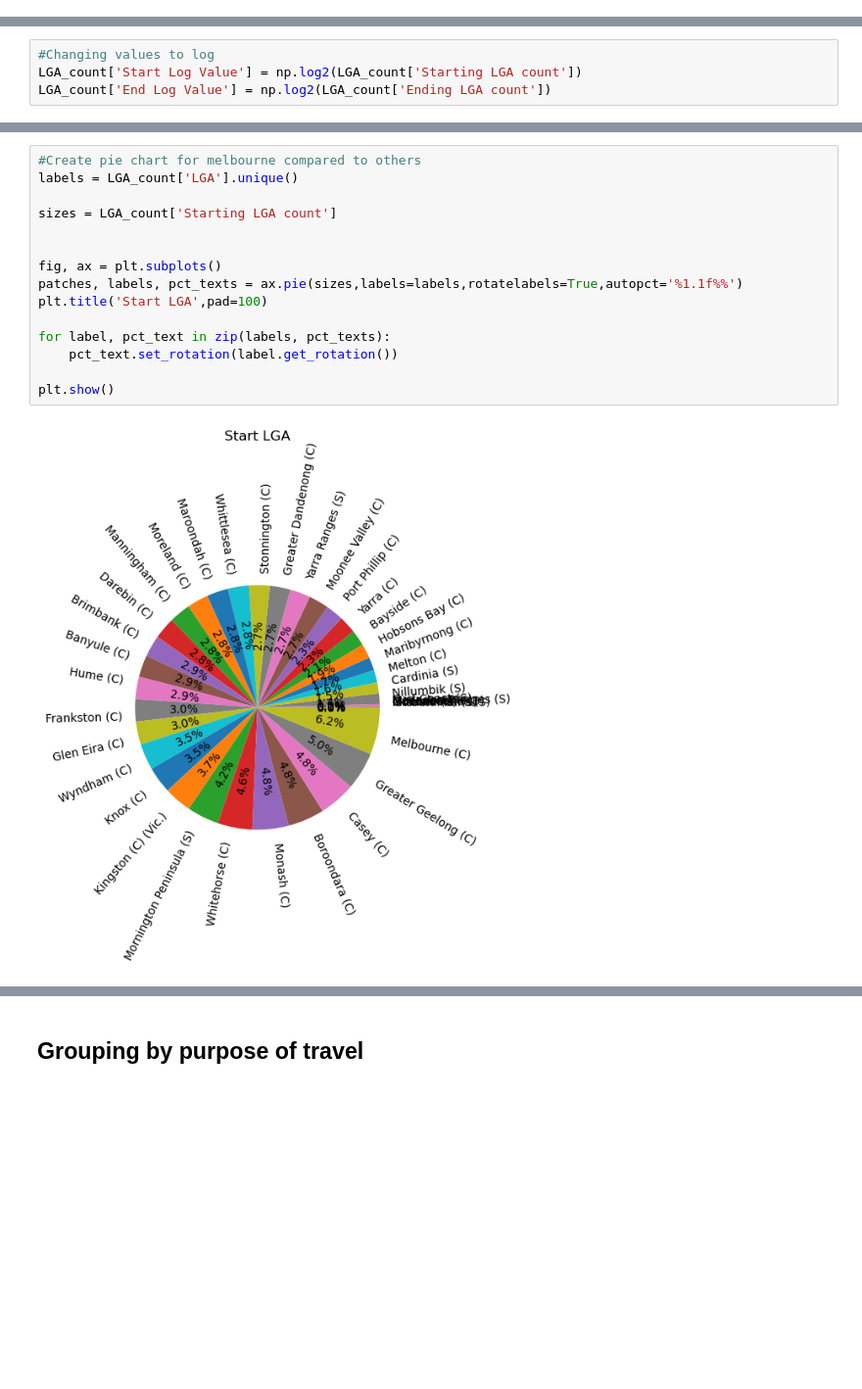
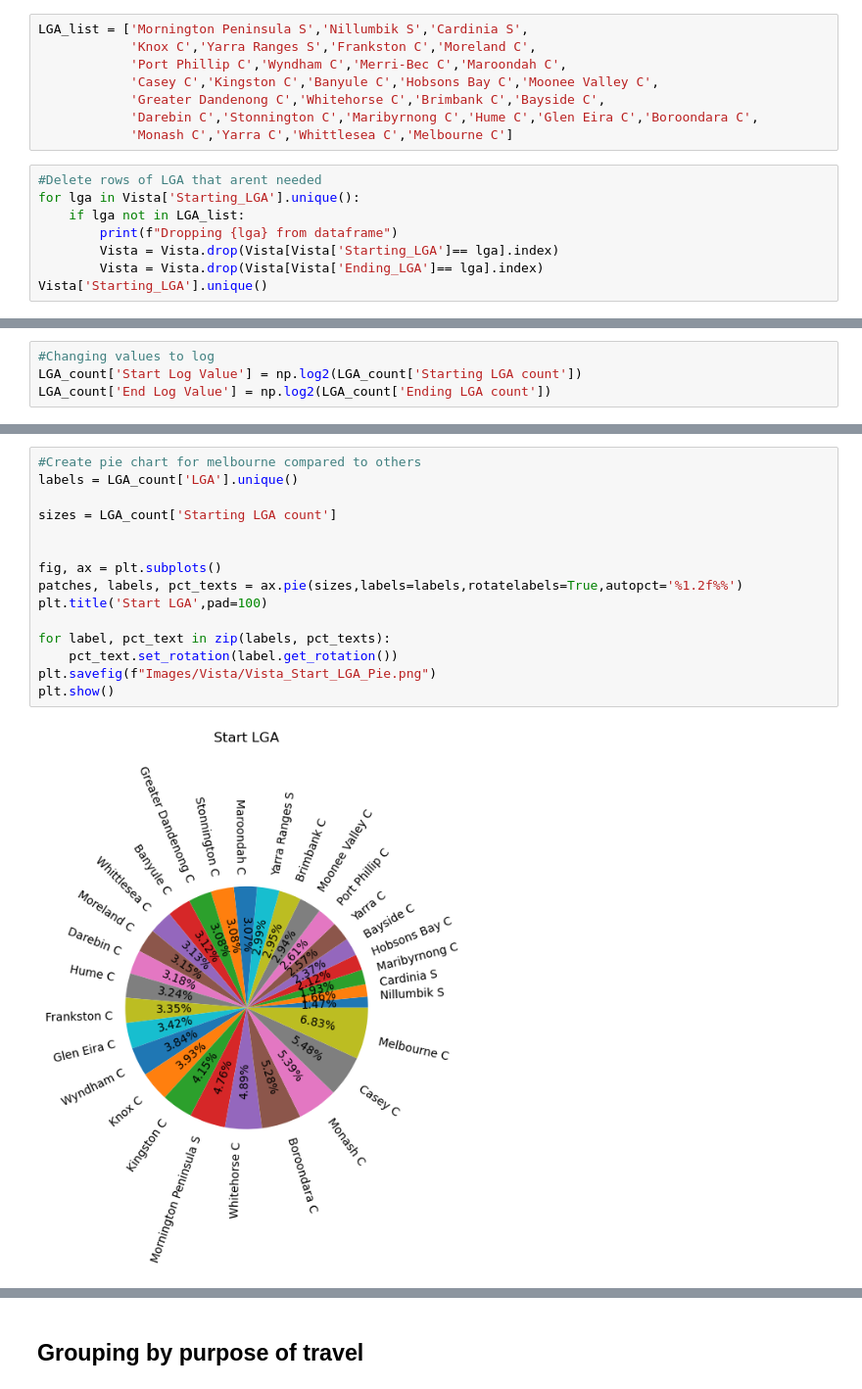
Before and after one commit to Abhidnya05/Project1Group1, a Jupyter notebook: VISTA Analyis.ipynb, the cells around one changed output, grey strips where cells are left out. Shown at 98% size. Drawn from its saved outputs; the diff is of its cells as text; blank space fills up the shorter version.

Commit message:
Created and saved graphs

```diff
--- a/VISTA Analyis.ipynb
+++ b/VISTA Analyis.ipynb
@@ -72,3 +58,19 @@ Index(['Trip_ID', 'Person_ID', 'Year', 'Total_Stops', 'Trip_Count',
        'Mode_4', 'Mode_5', 'Mode_6', 'Mode_7', 'Time_1', 'Time_2', 'Time_3',
        'Time_4', 'Time_5', 'Time_6', 'Time_7'],
       dtype='object')
+# %%
+LGA_list = ['Mornington Peninsula S','Nillumbik S','Cardinia S',
+            'Knox C','Yarra Ranges S','Frankston C','Moreland C',
+            'Port Phillip C','Wyndham C','Merri-Bec C','Maroondah C',
+            'Casey C','Kingston C','Banyule C','Hobsons Bay C','Moonee Valley C',
+            'Greater Dandenong C','Whitehorse C','Brimbank C','Bayside C',
+            'Darebin C','Stonnington C','Maribyrnong C','Hume C','Glen Eira C','Boroondara C',
+            'Monash C','Yarra C','Whittlesea C','Melbourne C']
+# %%
+#Delete rows of LGA that arent needed
+for lga in Vista['Starting_LGA'].unique():
+    if lga not in LGA_list:
+        print(f"Dropping {lga} from dataframe")
+        Vista = Vista.drop(Vista[Vista['Starting_LGA']== lga].index)
+        Vista = Vista.drop(Vista[Vista['Ending_LGA']== lga].index)
+Vista['Starting_LGA'].unique()
@@ -123,18 +133,18 @@ LGA_count
 # %%
 #Create pie chart for melbourne compared to others
 labels = LGA_count['LGA'].unique()
 
 sizes = LGA_count['Starting LGA count']
 
 
 fig, ax = plt.subplots()
-patches, labels, pct_texts = ax.pie(sizes,labels=labels,rotatelabels=True,autopct='%1.1f%%')
+patches, labels, pct_texts = ax.pie(sizes,labels=labels,rotatelabels=True,autopct='%1.2f%%')
 plt.title('Start LGA',pad=100)
 
 for label, pct_text in zip(labels, pct_texts):
     pct_text.set_rotation(label.get_rotation())
-
+plt.savefig(f"Images/Vista/Vista_Start_LGA_Pie.png")
 plt.show()
 # %% [output]
-[figure, old version]
+[figure, new version]
 # %%
```
Also changed, not shown: parts of 32 cells of this notebook, 18 other files.
